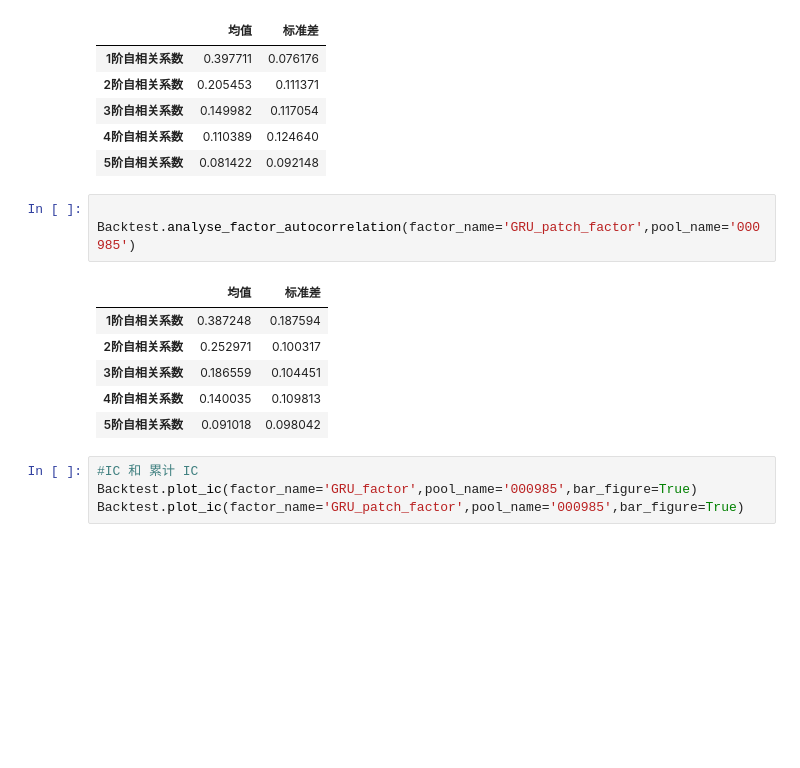
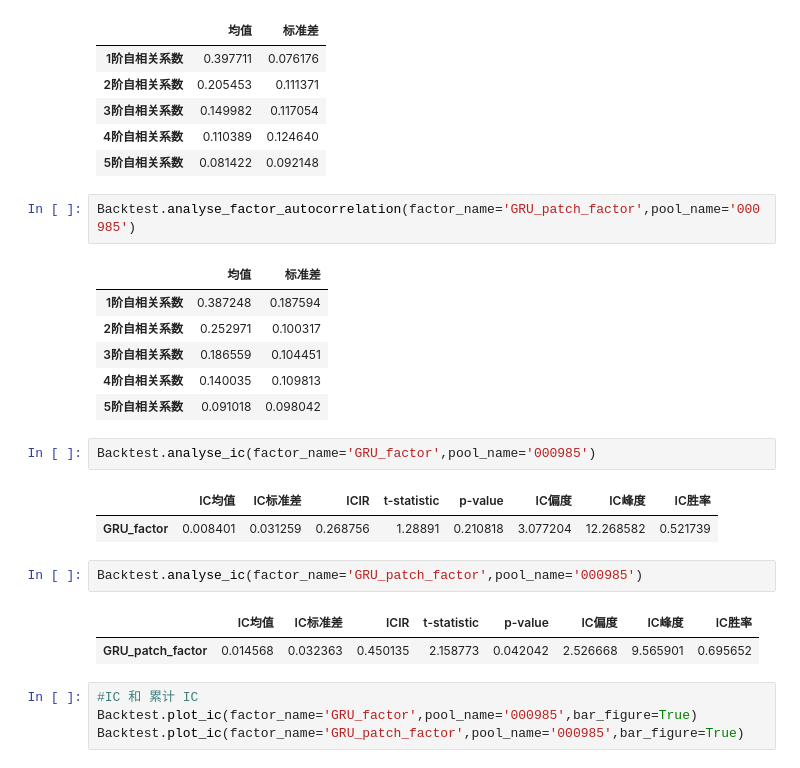
Before and after one commit to lca-123/PHBS_MLF_2023, a Jupyter notebook: final_project/backtest/backtest.ipynb, the cells around one changed output. Cells and saved outputs as stored; diff of their text form; blank space fills up the shorter version.

```diff
--- a/final_project/backtest/backtest.ipynb
+++ b/final_project/backtest/backtest.ipynb
@@ -182,7 +182,6 @@ Backtest.analyse_factor_autocorrelation(factor_name='GRU_factor',pool_name='0009
 | 4阶自相关系数 | 0.110389 | 0.124640 |
 | 5阶自相关系数 | 0.081422 | 0.092148 |
 # %%
-
 Backtest.analyse_factor_autocorrelation(factor_name='GRU_patch_factor',pool_name='000985')
 # %% [output]
 |  | 均值 | 标准差 |
@@ -191,6 +190,16 @@ Backtest.analyse_factor_autocorrelation(factor_name='GRU_patch_factor',pool_name
 | 3阶自相关系数 | 0.186559 | 0.104451 |
 | 4阶自相关系数 | 0.140035 | 0.109813 |
 | 5阶自相关系数 | 0.091018 | 0.098042 |
+# %%
+Backtest.analyse_ic(factor_name='GRU_factor',pool_name='000985')
+# %% [output]
+|  | IC均值 | IC标准差 | ICIR | t-statistic | p-value | IC偏度 | IC峰度 | IC胜率 |
+| GRU_factor | 0.008401 | 0.031259 | 0.268756 | 1.28891 | 0.210818 | 3.077204 | 12.268582 | 0.521739 |
+# %%
+Backtest.analyse_ic(factor_name='GRU_patch_factor',pool_name='000985')
+# %% [output]
+|  | IC均值 | IC标准差 | ICIR | t-statistic | p-value | IC偏度 | IC峰度 | IC胜率 |
+| GRU_patch_factor | 0.014568 | 0.032363 | 0.450135 | 2.158773 | 0.042042 | 2.526668 | 9.565901 | 0.695652 |
 # %%
 #IC 和 累计 IC
 Backtest.plot_ic(factor_name='GRU_factor',pool_name='000985',bar_figure=True)
```
Also changed, not shown: parts of 5 cells of this notebook.
